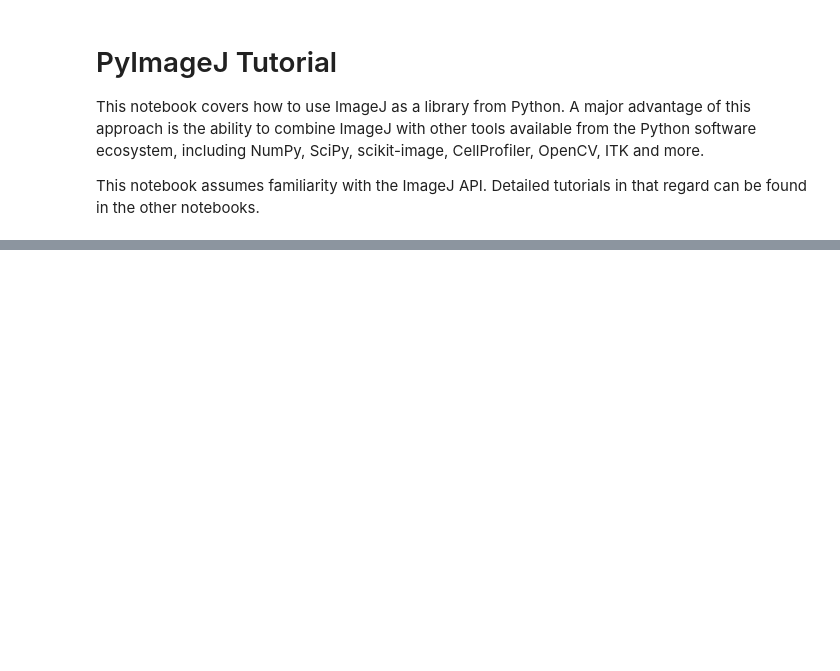
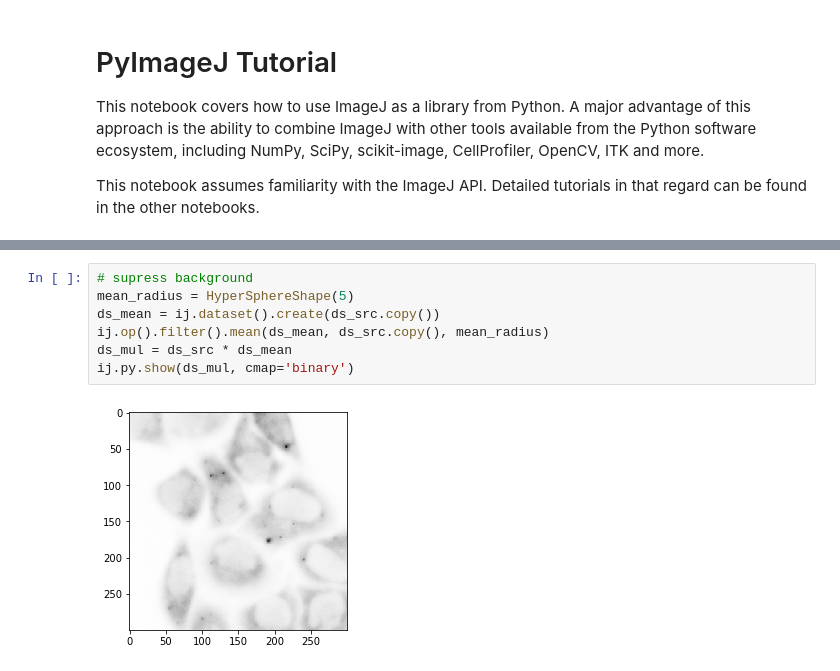
Before and after one commit to imagej/pyimagej, a Jupyter notebook: doc/Segmentation.ipynb, the cells around one changed output, grey strips where cells are left out. Saved outputs shown, nothing was run; the diff lists cells and outputs as text; blank space fills up the shorter version.

```diff
--- a/doc/Segmentation.ipynb
+++ b/doc/Segmentation.ipynb
@@ -71,0 +29,9 @@ original_imp.show()
+# %%
+# supress background
+mean_radius = HyperSphereShape(5)
+ds_mean = ij.dataset().create(ds_src.copy())
+ij.op().filter().mean(ds_mean, ds_src.copy(), mean_radius)
+ds_mul = ds_src * ds_mean
+ij.py.show(ds_mul, cmap='binary')
+# %% [output]
+[figure, added]
```
Also changed, not shown: parts of 6 cells of this notebook.
